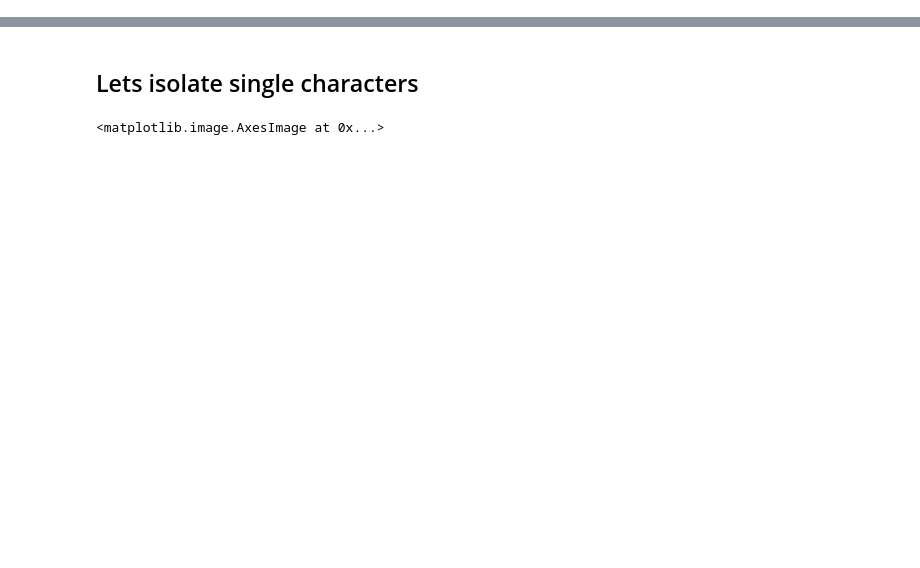
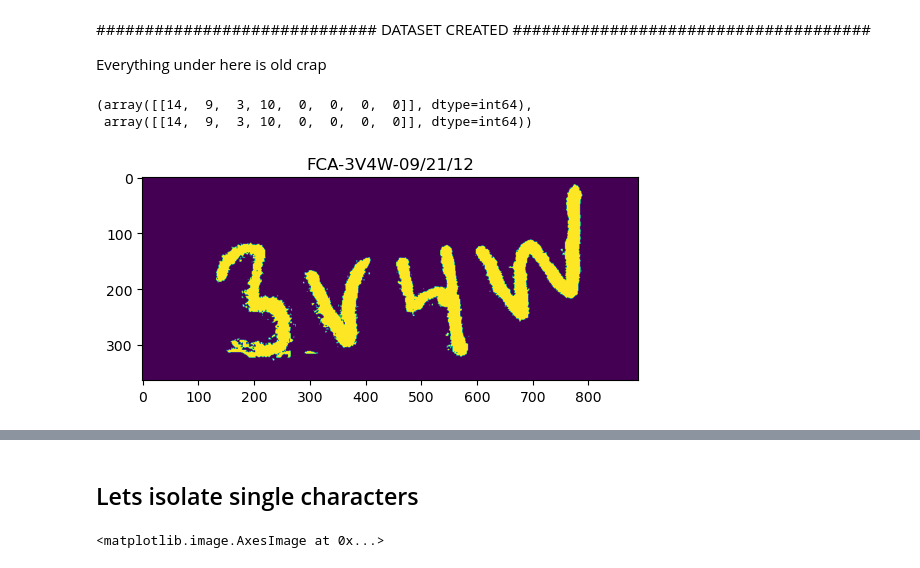
Before and after one commit to Jor-Lee/Guppies, a Jupyter notebook: Python_Files/ML_preprocessing.ipynb, the cells around one changed output, grey strips where cells are left out. Drawn from its saved outputs; the diff is of its cells as text; code cells hidden in the pictures; blank space fills up the shorter version.

```diff
--- a/Python_Files/ML_preprocessing.ipynb
+++ b/Python_Files/ML_preprocessing.ipynb
@@ -34,4 +31,7 @@ from helpers.identity_isolation import *
 
 os.environ["GOOGLE_APPLICATION_CREDENTIALS"] = r"../guppies-test-4c48569421d8.json"
 
+relevant_characters =  {0:'0',1:'1',2:'2',3:'3',4:'4',5:'5',6:'6',7:'7',8:'8',9:'B',10:'F',11:'G',12:'K',13:'N',14:'O',15:'P',16:'R',17:'S',18:'V',19:'W',20:'Y', 21:''}
+
+
 client = vision.ImageAnnotatorClient()
@@ -231,3 +214,16 @@ array([[17,  9,  3,  8,  1,  0,  0,  0]])
+# %% [markdown]
+############################# DATASET CREATED #####################################
+
+
+Everything under here is old crap
+# %%
+plt.imshow(im_ID)
+plt.title(output_string)
+label_goog, label
+# %% [output]
+(array([[14,  9,  3, 10,  0,  0,  0,  0]], dtype=int64),
+ array([[14,  9,  3, 10,  0,  0,  0,  0]], dtype=int64))
+[figure, added]
 # %%
 file = file_list[209]
 image_in_bytes = RetreiveImage(file)
```
Also changed, not shown: parts of 26 cells of this notebook, 6 other files.
